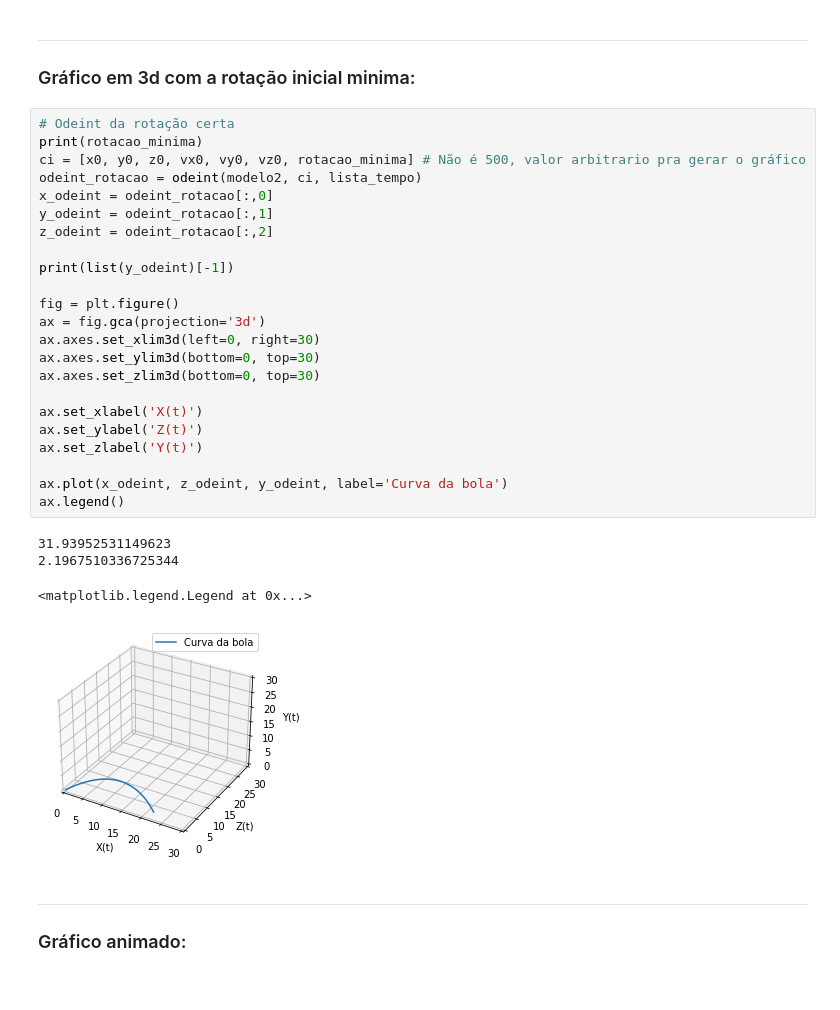
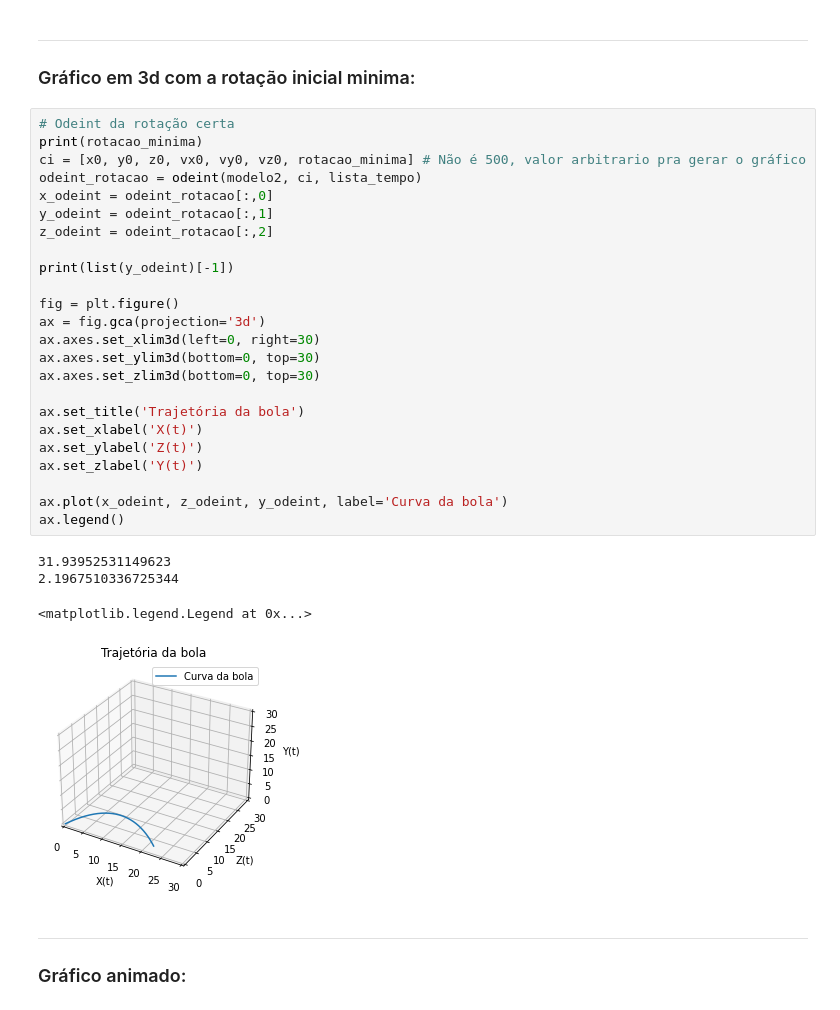
Before and after one commit to devfernandoa/Projeto-3-Modsim, a Jupyter notebook: Notebook.ipynb, the cells around one changed output. Saved outputs shown, nothing was run; the diff lists cells and outputs as text.

```diff
--- a/Notebook.ipynb
+++ b/Notebook.ipynb
@@ -282,31 +282,32 @@ plt.show()
 # %%
 # Odeint da rotação certa
 print(rotacao_minima)
 ci = [x0, y0, z0, vx0, vy0, vz0, rotacao_minima] # Não é 500, valor arbitrario pra gerar o gráfico
 odeint_rotacao = odeint(modelo2, ci, lista_tempo)
 x_odeint = odeint_rotacao[:,0]
 y_odeint = odeint_rotacao[:,1]
 z_odeint = odeint_rotacao[:,2]
 
 print(list(y_odeint)[-1])
 
 fig = plt.figure()
 ax = fig.gca(projection='3d')
 ax.axes.set_xlim3d(left=0, right=30)
 ax.axes.set_ylim3d(bottom=0, top=30)
 ax.axes.set_zlim3d(bottom=0, top=30)
 
+ax.set_title('Trajetória da bola')
 ax.set_xlabel('X(t)')
 ax.set_ylabel('Z(t)')
 ax.set_zlabel('Y(t)')
 
 ax.plot(x_odeint, z_odeint, y_odeint, label='Curva da bola')
 ax.legend()
 # %% [output]
 31.93952531149623
 2.1967510336725344
 <matplotlib.legend.Legend at 0x...>
-[figure, old version]
+[figure, new version]
 # %% [markdown]
 ---
 ### Gráfico animado:
```
